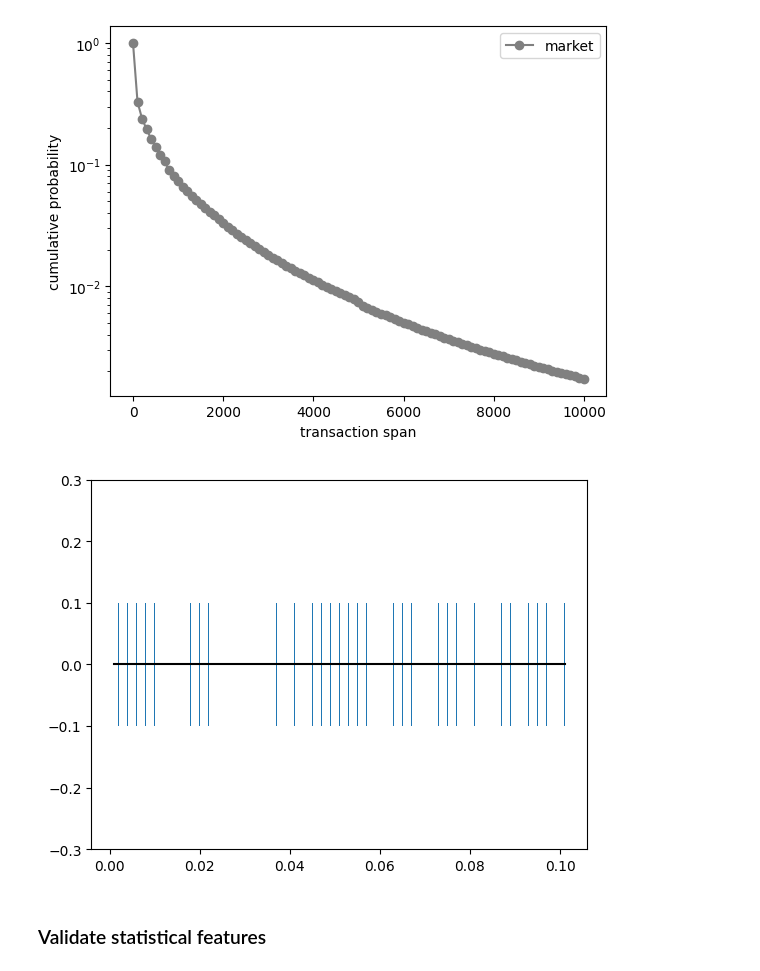
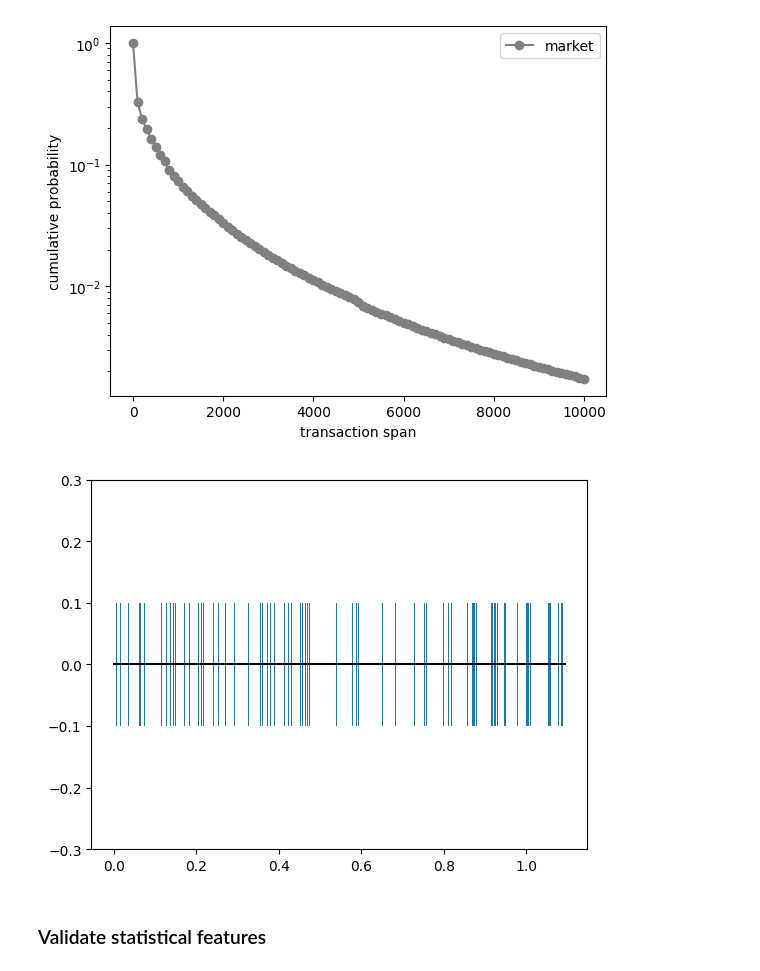
Before and after one commit to Naradice/stocknet_study, a Jupyter notebook: FeatureEngineering/AgentSimulation.ipynb, the cells around one changed output. Drawn from its saved outputs; the diff is of its cells as text; code cells hidden in the pictures.

```diff
--- a/FeatureEngineering/AgentSimulation.ipynb
+++ b/FeatureEngineering/AgentSimulation.ipynb
@@ -322,7 +332,7 @@ import random
 
 class DeterministicDealerModelV2:
 
-    def __init__(self, num_agent, max_volatility = 0.2, min_volatility = 0.01, trade_unit=0.001, initial_price=100, spread=1, initial_positions=None, tick_time=0.001) -> None:
+    def __init__(self, num_agent, max_volatility = 0.02, min_volatility = 0.01, trade_unit=0.001, initial_price=100, spread=1, initial_positions=None, tick_time=0.001) -> None:
         # min_vol should be greater than 0
         tendency = pd.Series([random.uniform(min_volatility, max_volatility) for i in range(num_agent)], dtype=float)
         prices = pd.Series([random.uniform(initial_price, initial_price + spread) for i in range(num_agent)], dtype=float)
@@ -345,23 +355,27 @@ class DeterministicDealerModelV2:
         self.tick = tick_time
 
 
-    def get_order_price(self):
+    def advance_order_price(self):
         self.agent_df.price += self.agent_df.position * self.agent_df.tend
+        # print("*kept*")
+        # print(self.agent_df)
         return self.agent_df.price
 
     def __store_ticks(self):
         self.ticks = np.append(self.ticks, self.tick)
         self.__span_count = 0
 
-    def contruct(self, order_prices: pd.Series, tick_sma, alpha=1.21):
-        self.__span_count += 1
-        bought_agent_id = order_prices.argmax()
-        bought_price = order_prices[bought_agent_id]
-        sold_agent_id = order_prices.argmin()
-        sold_price = order_prices[sold_agent_id] + self.spread
+    def contruct(self, tick_sma, alpha=1.21):
+        ask_agents_df = self.agent_df.loc[self.agent_df.position == 1]
+        bought_agent_id = ask_agents_df.price.idxmax()
+        bought_price = ask_agents_df.price[bought_agent_id]
+
+        bid_agents_df = self.agent_df.loc[self.agent_df.position == -1]
+        sold_agent_id = bid_agents_df.price.idxmin()
+        sold_price = bid_agents_df.price[sold_agent_id] + self.spread
 
         if bought_price >= sold_price:
-            self.market_price = (((bought_price + sold_price)/2) // self.trade_unit) * self.trade_unit
+            new_market_price = (((bought_price + sold_price)/2) // self.trade_unit) * self.trade_unit
             self.agent_df.loc[bought_agent_id, "position"] = -1
             self.agent_df.loc[sold_agent_id, "position"] = 1
             if len(self.ticks) < tick_sma:
@@ -384,8 +398,7 @@ class DeterministicDealerModelV2:
                 generalized_span = (self.__span_count ** (alpha-1))/mean_span
                 next_tick_unit = generalized_span * ema_span * self.tick_time_unit
                 self.tick += next_tick_unit
-            self.__store_ticks()
-            return self.market_price
+            return new_market_price
         else:
             self.tick += self.tick_time_unit
             return None
@@ -399,9 +412,14 @@ class DeterministicDealerModelV2:
         pre_price = self.market_price
         price_history = [pre_price]
         for tick in range(ticks_num):
-            next_orders = self.get_order_price()
-            self.contruct(next_orders, span_sma, alpha=tick_alpha)
-            price_history.append(self.market_price)
+            self.__span_count += 1
+            new_market_price = self.contruct(span_sma, alpha=tick_alpha)
+            if new_market_price is None:
+                self.advance_order_price()
+            else:
+                price_history.append(new_market_price)
+                self.market_price = new_market_price
+                self.__store_ticks()
         return price_history
 # %%
 model = DeterministicDealerModelV2(30, max_volatility=0.05, spread=1)
@@ -409,12 +427,12 @@ prices = model.simulate(100, tick_sma=150)
 # %%
 import matplotlib.pyplot as plt
 
-plt.bar(model.ticks, [0.2 for i in model.ticks], [0.0001 for i in model.ticks], [-0.1 for i in model.ticks])
+plt.bar(model.ticks, [0.2 for i in model.ticks], [0.0005 for i in model.ticks], [-0.1 for i in model.ticks])
 plt.plot([model.ticks[0], model.ticks[-1]], [0, 0], color="black")
 plt.ylim(-0.3, 0.3)
 plt.show()
 # %% [output]
-[figure, old version]
+[figure, new version]
 # %% [markdown]
 ### Validate statistical features
 # %%
```
Also changed, not shown: parts of 8 cells of this notebook.
